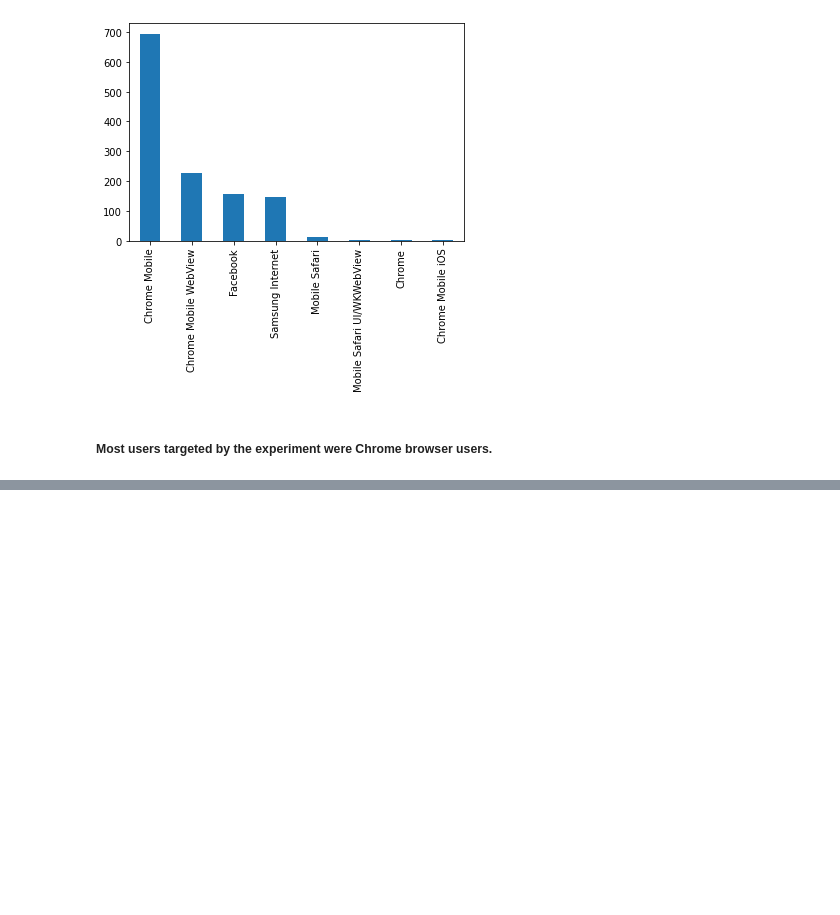
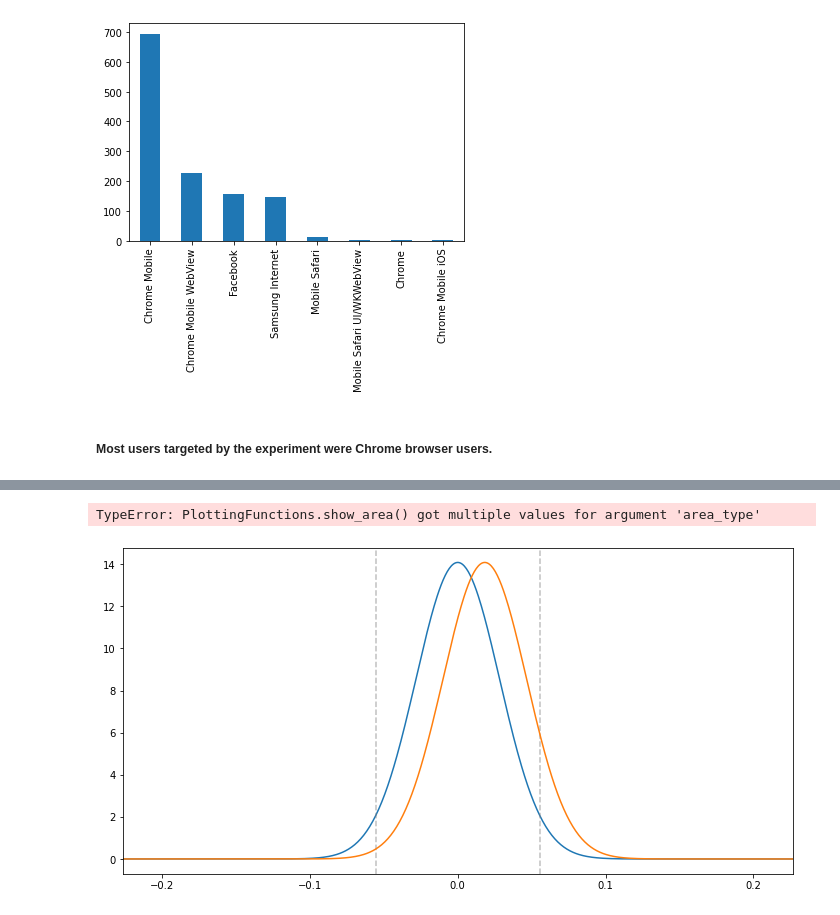
Before and after one commit to 10AcademyAbtestingProject/smartAd-abtesting, a Jupyter notebook: Notebooks/eda_AB_Testing.ipynb, the cells around one changed output, grey strips where cells are left out. Drawn from its saved outputs; the diff is of its cells as text; code cells hidden in the pictures; blank space fills up the shorter version.

```diff
--- a/Notebooks/eda_AB_Testing.ipynb
+++ b/Notebooks/eda_AB_Testing.ipynb
@@ -197,0 +234,7 @@ df['browser'].value_counts().plot(kind='bar')
+# %%
+#Null and alternative hypotheses plots with
+#statistical power and significance levels defined and represented in the plots
+DP.null_alt_distribution(C_total, E_total, C_cr, E_cr)
+# %% [output]
+TypeError: PlottingFunctions.show_area() got multiple values for argument 'area_type'
+[figure, added]
```
Also changed, not shown: parts of 22 cells of this notebook, 4 other files.
